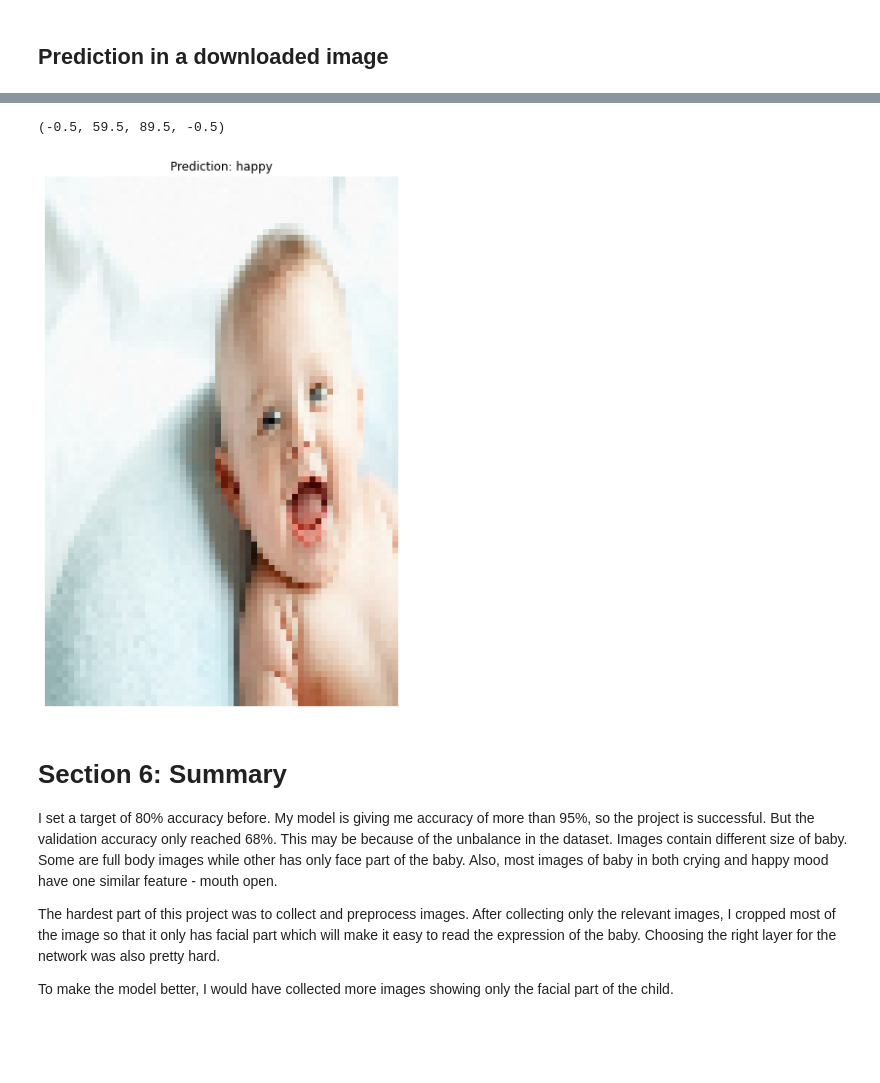
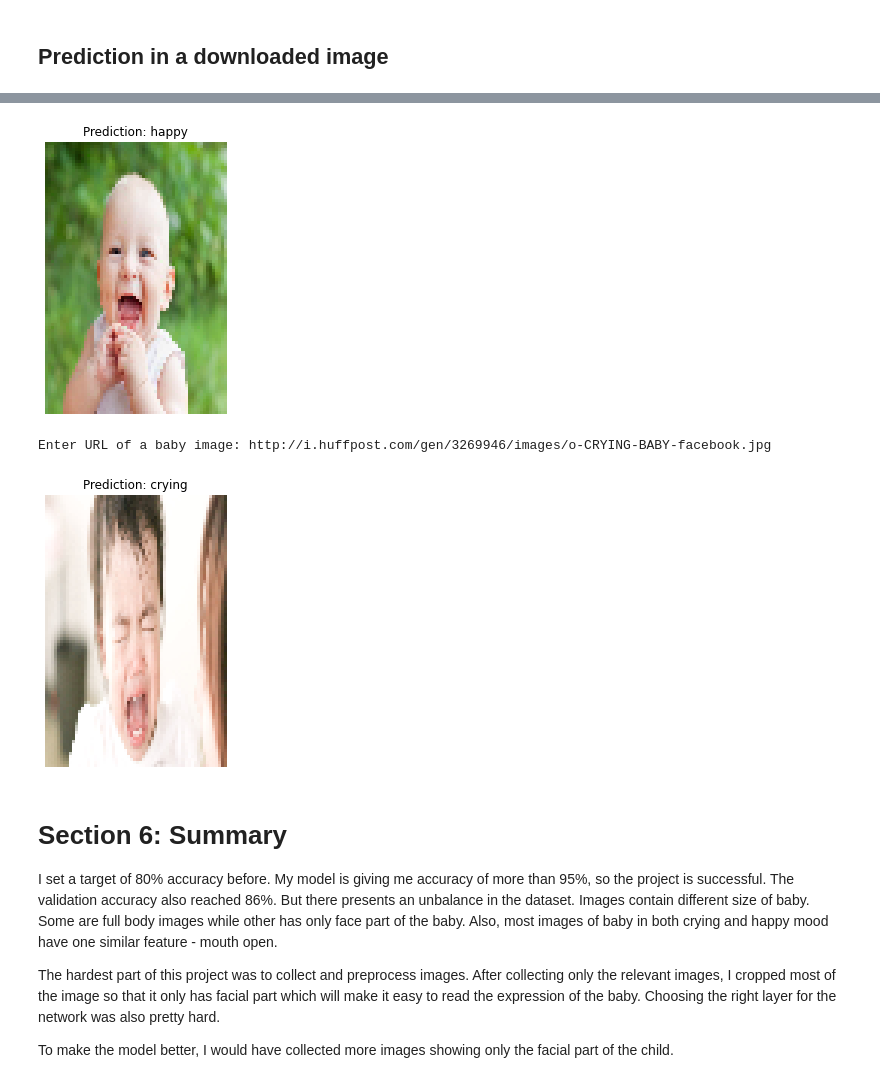
Before and after one commit to TezzSaru/MSDA-assignment, a Jupyter notebook: saru_week11.ipynb, the cells around one changed output, grey strips where cells are left out. Drawn from its saved outputs; the diff is of its cells as text; code cells hidden in the pictures; blank space fills up the shorter version.

```diff
--- a/saru_week11.ipynb
+++ b/saru_week11.ipynb
@@ -362,6 +385,16 @@ def get_picture(url):
     img = cv2.resize(img,(60,90))
 
     return img
+# %%
+def predict(image):
+  img = np.expand_dims(image, axis=0)
+  img = np.array(img)
+  pred = loaded_model.predict_classes([img])[0]
+
+  plt.figure(figsize=(5,5))
+  plt.imshow(image)
+  plt.title(f'Prediction: {categories[pred]}')
+  plt.axis("off")
 # %%
 url = input("Enter URL of a baby image: ")
 # %% [output]
@@ -369,20 +402,20 @@ Enter URL of a baby image: http://www.newbornbabyzone.com/wp-content/uploads/201
-# %%
-my_image = get_picture(url)
-
-img = np.expand_dims(my_image, axis=0)
-img = np.array(img)
-pred = loaded_model.predict_classes([img])[0]
-
-plt.figure(figsize=(10,10))
-plt.imshow(my_image)
-plt.title(f'Prediction: {categories[pred]}')
-plt.axis("off")
-# %% [output]
-(-0.5, 59.5, 89.5, -0.5)
-[figure, removed]
+# %%
+my_image = get_picture(url)
+predict(my_image)
+# %% [output]
+[figure, added]
+# %%
+url = input("Enter URL of a baby image: ")
+# %% [output]
+Enter URL of a baby image: http://i.huffpost.com/gen/3269946/images/o-CRYING-BABY-facebook.jpg
+# %%
+my_image = get_picture(url)
+predict(my_image)
+# %% [output]
+[figure, added]
 # %% [markdown]
 # **Section 6: Summary**
-I set a target of 80% accuracy before. My model is giving me accuracy of more than 95%, so the project is successful. But the validation accuracy only reached 68%. This may be because of the unbalance in the dataset. Images contain different size of baby. Some are full body images while other has only face part of the baby. Also, most images of baby in both crying and happy mood have one similar feature - mouth open.
+I set a target of 80% accuracy before. My model is giving me accuracy of more than 95%, so the project is successful. The validation accuracy also reached 86%. But there presents an unbalance in the dataset. Images contain different size of baby. Some are full body images while other has only face part of the baby. Also, most images of baby in both crying and happy mood have one similar feature - mouth open.
 
 The hardest part of this project was to collect and preprocess images. After collecting only the relevant images, I cropped most of the image so that it only has facial part which will make it easy to read the expression of the baby. Choosing the right layer for the network was also pretty hard.
 
```
Also changed, not shown: parts of 21 cells of this notebook, 6 other files.
